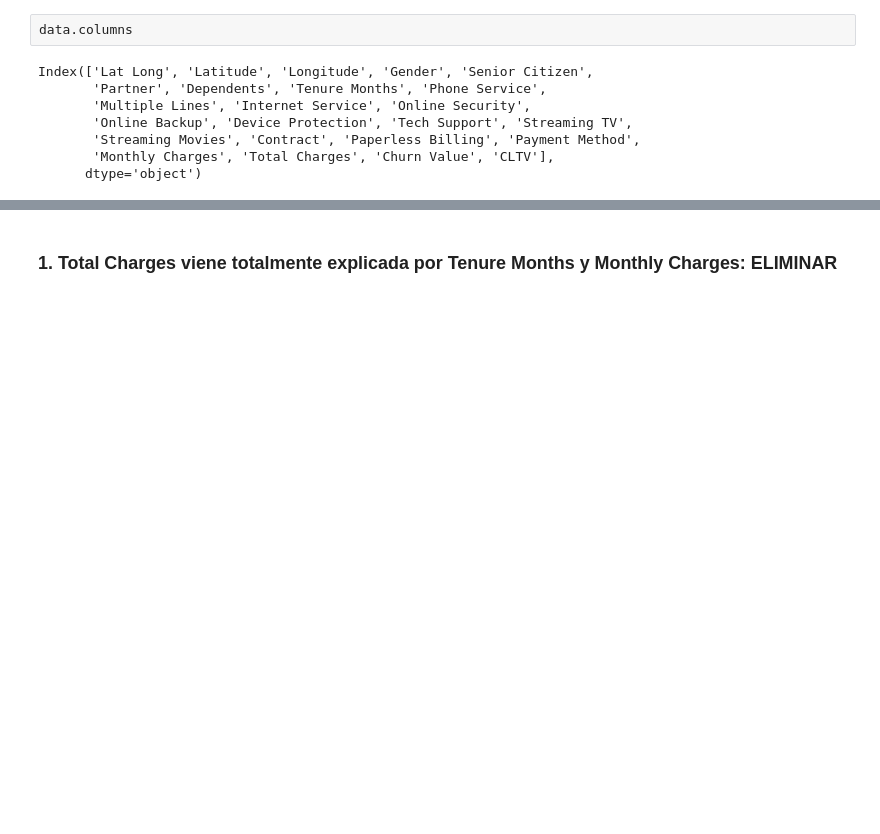
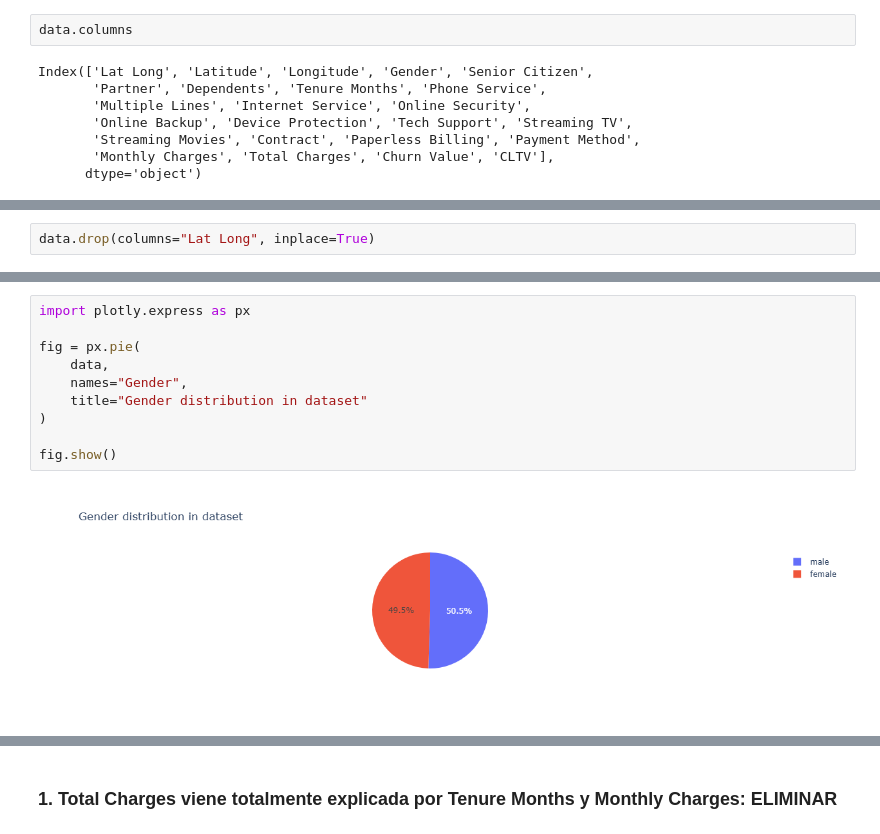
Before and after one commit to OsianJL/telco-customer-churn-analysis, a Jupyter notebook: 01_eda_and_cleaning.ipynb, the cells around one changed output, grey strips where cells are left out. Saved outputs shown, nothing was run; the diff lists cells and outputs as text; blank space fills up the shorter version.

```diff
--- a/01_eda_and_cleaning.ipynb
+++ b/01_eda_and_cleaning.ipynb
@@ -551,0 +560,2 @@ Index(['Lat Long', 'Latitude', 'Longitude', 'Gender', 'Senior Citizen',
+# %%
+data.drop(columns="Lat Long", inplace=True)
@@ -551,0 +592,12 @@ Index(['Lat Long', 'Latitude', 'Longitude', 'Gender', 'Senior Citizen',
+# %%
+import plotly.express as px
+
+fig = px.pie(
+    data,
+    names="Gender",
+    title="Gender distribution in dataset"
+)
+
+fig.show()
+# %% [output]
+[figure, added]
```
Also changed, not shown: parts of 7 cells of this notebook.
